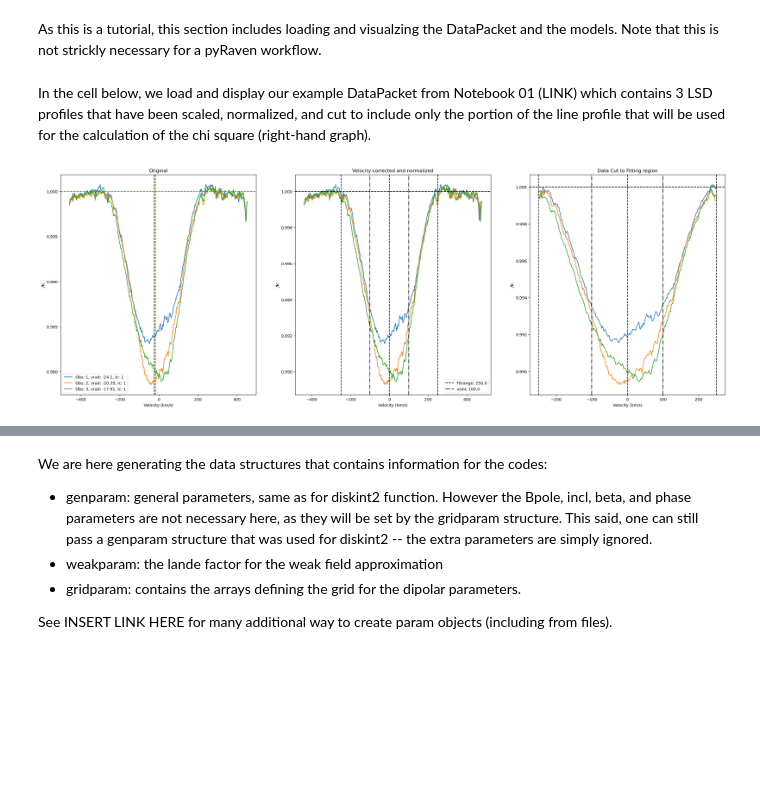
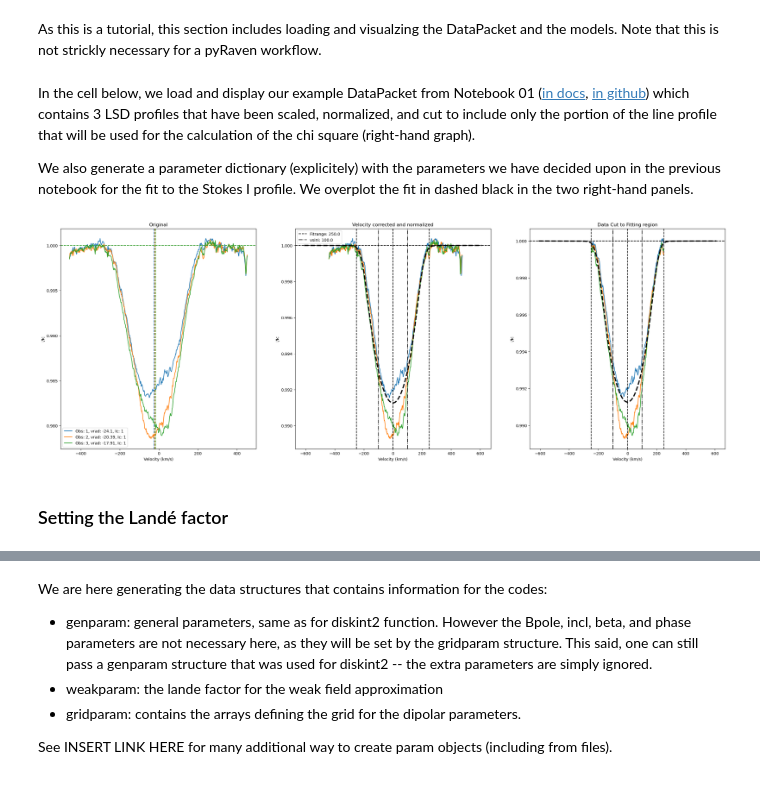
Before and after one commit to veropetit/pyRaven, a Jupyter notebook: docs/nblink/03-ChiSquareCalcLoop.ipynb, the cells around one changed output, grey strips where cells are left out. Cells and saved outputs as stored; diff of their text form; code cells hidden in the pictures; blank space fills up the shorter version.

```diff
--- a/docs/nblink/03-ChiSquareCalcLoop.ipynb
+++ b/docs/nblink/03-ChiSquareCalcLoop.ipynb
@@ -59,9 +58,35 @@ We also discuss how to choose the grid of parameters for the dipolar field model
 # %% [markdown]
 As this is a tutorial, this section includes loading and visualzing the DataPacket and the models. Note that this is not strickly necessary for a pyRaven workflow.
 # %% [markdown]
-In the cell below, we load and display our example DataPacket from Notebook 01 (LINK) which contains 3 LSD profiles that have been scaled, normalized, and cut to include only the portion of the line profile that will be used for the calculation of the chi square (right-hand graph).
+In the cell below, we load and display our example DataPacket from Notebook 01 ([in docs](https://veropetit.github.io/pyRaven/nblink/01-DataSetup.html), [in github](https://github.com/veropetit/pyRaven/blob/main/HowToUsePyRavenTutorial/01-DataSetup.ipynb)) which contains 3 LSD profiles that have been scaled, normalized, and cut to include only the portion of the line profile that will be used for the calculation of the chi square (right-hand graph).
+
+We also generate a parameter dictionary (explicitely) with the parameters we have decided upon in the previous notebook for the fit to the Stokes I profile. We overplot the fit in dashed black in the two right-hand panels.
 # %%
 Packet = rav.data.read_packet('ExampleData/ExamplePacket.h5')
 fig, ax = Packet.plotI()
+
+# Parameters we have settled on in the previous notebook:
+genparam = {
+    'lambda0':5000,    # the central wavelength of the transition
+    'vsini':200.0,         # the projected rotational velocity
+    'vdop':10.0,          # the thermal broadening
+    'av':0.05,             # the damping coefficient of the Voigt profile
+    'bnu':1.5,             # the slope of the source function with respect to vertical optical depth
+    'logkappa':-0.20,          # the line strength parameter
+    'ndop':int(10),       # the number of sample point per doppler width for the wavelength array
+    'res':65000,
+    'vmac':30,
+  }
+param={'general' : genparam
+       }
+
+# Calculate an analytical model and overplot on the last two graphs
+# (not the first one, as the profiles have been normalized to continuum
+# and scaled to the LSD weigths we have decided to use)
+model = rav.diskint2.analytical(param)
+for item in ax[1:3]:
+  item.plot(model['vel'], model['flux'], c='k', ls='--', lw=3)
 # %% [output]
-[figure, old version]
+[figure, new version]
+# %% [markdown]
+### Setting the Landé factor
```
Also changed, not shown: parts of 7 cells of this notebook, 6 other files.
